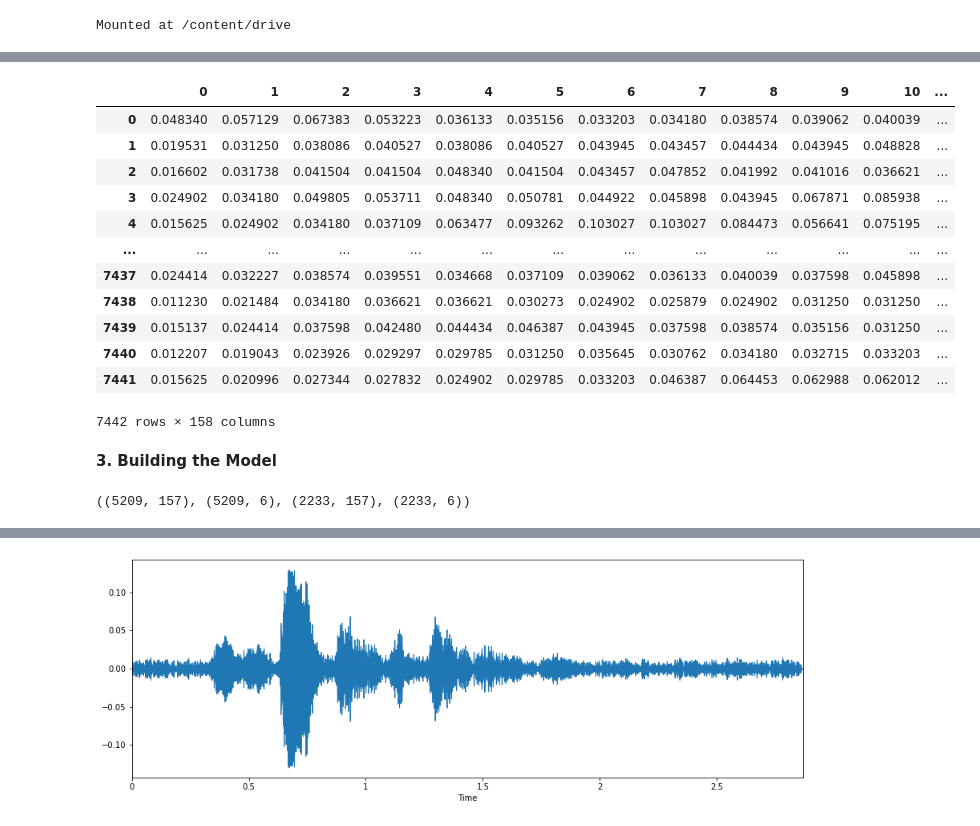
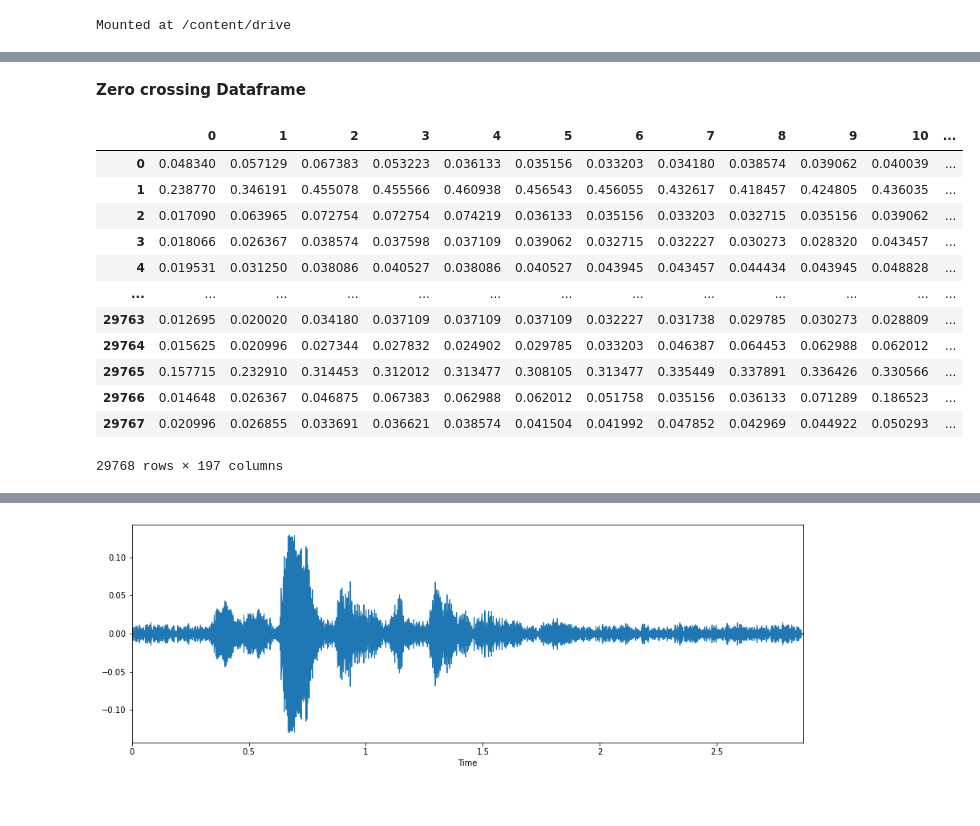
Before and after one commit to mustafadeif/SpeechEmotionRecognition, a Jupyter notebook: SpeechRecognition.ipynb, the cells around one changed output, grey strips where cells are left out. Saved outputs shown, nothing was run; the diff lists cells and outputs as text; code cells hidden in the pictures.

```diff
--- a/SpeechRecognition.ipynb
+++ b/SpeechRecognition.ipynb
@@ -60,10 +113,12 @@ def ExtractFeatures(data,fs):
 # %%
-
+Datafr=pd.DataFrame(columns=['feature'])
 Data=pd.DataFrame(columns=['feature'])
 SampleRates=[]
 emotion=[]
 label=[]
+label2d=[]
 i=0
+c=0
 column_names = ["Data", "Label"]
 
 pathAudio = ""
@@ -75,14 +130,41 @@ for filename in sorted(glob.glob(os.path.join(path, '*.wav'))):
   data, fs = sf.read(filename, dtype='float32')
   emotion=filename.split("_")
   label.append(emotion[2])
+  label.append(emotion[2])
+  label.append(emotion[2])
+  label.append(emotion[2])
+  label2d.append(emotion[2])
        # librosa.display.waveplot(data, sr=fs)
-  print(i)
+  print(c)
 
 
        # playsound("/content/drive/MyDrive/Crema/1006_TAI_SAD_XX.wav")
+  x=ExtractFeatures(data,fs)
+  print(x.shape)
+  Datafr.loc[i]=[ExtractFeatures(data,fs)]
+  Data.loc[c]=[melspecFeatures(data,fs)]
+  # Data Augmentation
+  #adding noise
+  i+=1
+  noise_data = noise(data)
+  Datafr.loc[i]=[ExtractFeatures(noise_data,fs)]
+  x=ExtractFeatures(noise_data,fs)
+  print(x.shape)
 
-  Data.loc[i]=[ExtractFeatures(data,fs)]
   i+=1
-
+  ## adding shift
+  shift_data = shift(data)
+  Datafr.loc[i]=[ExtractFeatures(shift_data,fs)]
+  x=ExtractFeatures(shift_data,fs)
+  print(x.shape)
+  i+=1
+  ##stretching
+  new_data = stretch(data)
+  data_stretch_pitch = pitch(new_data, fs)
+  Datafr.loc[i]=[ExtractFeatures(data_stretch_pitch,fs)]
+  x=ExtractFeatures(data_stretch_pitch,fs)
+  print(x.shape)
+  i+=1
+  c+=1
 
   SampleRates.append(fs)
@@ -107,23 +171,25 @@ Streaming output truncated to the last 5000 lines.
+# %% [markdown]
+**Zero crossing Dataframe**
 # %%
-Datafr=pd.DataFrame(Data['feature'].values.tolist())
+
+Datafr=pd.DataFrame(Datafr['feature'].values.tolist())
 #Replacing Nan values with zeros
 Datafr=Datafr.fillna(0)
 #Add Labels to the data
-Datafr.insert(157, "Label", label, True)
+#Datafr.insert(196, "Label", label, True)
+Datafr['label']= label
 Datafr
 # %% [output]
 |  | 0 | 1 | 2 | 3 | 4 | 5 | 6 | 7 | 8 | 9 | 10 | ... |
 | 0 | 0.048340 | 0.057129 | 0.067383 | 0.053223 | 0.036133 | 0.035156 | 0.033203 | 0.034180 | 0.038574 | 0.039062 | 0.040039 | ... |
-| 1 | 0.019531 | 0.031250 | 0.038086 | 0.040527 | 0.038086 | 0.040527 | 0.043945 | 0.043457 | 0.044434 | 0.043945 | 0.048828 | ... |
-| 2 | 0.016602 | 0.031738 | 0.041504 | 0.041504 | 0.048340 | 0.041504 | 0.043457 | 0.047852 | 0.041992 | 0.041016 | 0.036621 | ... |
-| 3 | 0.024902 | 0.034180 | 0.049805 | 0.053711 | 0.048340 | 0.050781 | 0.044922 | 0.045898 | 0.043945 | 0.067871 | 0.085938 | ... |
-| 4 | 0.015625 | 0.024902 | 0.034180 | 0.037109 | 0.063477 | 0.093262 | 0.103027 | 0.103027 | 0.084473 | 0.056641 | 0.075195 | ... |
+| 1 | 0.238770 | 0.346191 | 0.455078 | 0.455566 | 0.460938 | 0.456543 | 0.456055 | 0.432617 | 0.418457 | 0.424805 | 0.436035 | ... |
+| 2 | 0.017090 | 0.063965 | 0.072754 | 0.072754 | 0.074219 | 0.036133 | 0.035156 | 0.033203 | 0.032715 | 0.035156 | 0.039062 | ... |
+| 3 | 0.018066 | 0.026367 | 0.038574 | 0.037598 | 0.037109 | 0.039062 | 0.032715 | 0.032227 | 0.030273 | 0.028320 | 0.043457 | ... |
+| 4 | 0.019531 | 0.031250 | 0.038086 | 0.040527 | 0.038086 | 0.040527 | 0.043945 | 0.043457 | 0.044434 | 0.043945 | 0.048828 | ... |
 | ... | ... | ... | ... | ... | ... | ... | ... | ... | ... | ... | ... | ... |
-| 7437 | 0.024414 | 0.032227 | 0.038574 | 0.039551 | 0.034668 | 0.037109 | 0.039062 | 0.036133 | 0.040039 | 0.037598 | 0.045898 | ... |
-| 7438 | 0.011230 | 0.021484 | 0.034180 | 0.036621 | 0.036621 | 0.030273 | 0.024902 | 0.025879 | 0.024902 | 0.031250 | 0.031250 | ... |
-| 7439 | 0.015137 | 0.024414 | 0.037598 | 0.042480 | 0.044434 | 0.046387 | 0.043945 | 0.037598 | 0.038574 | 0.035156 | 0.031250 | ... |
-| 7440 | 0.012207 | 0.019043 | 0.023926 | 0.029297 | 0.029785 | 0.031250 | 0.035645 | 0.030762 | 0.034180 | 0.032715 | 0.033203 | ... |
-| 7441 | 0.015625 | 0.020996 | 0.027344 | 0.027832 | 0.024902 | 0.029785 | 0.033203 | 0.046387 | 0.064453 | 0.062988 | 0.062012 | ... |
+| 29763 | 0.012695 | 0.020020 | 0.034180 | 0.037109 | 0.037109 | 0.037109 | 0.032227 | 0.031738 | 0.029785 | 0.030273 | 0.028809 | ... |
+| 29764 | 0.015625 | 0.020996 | 0.027344 | 0.027832 | 0.024902 | 0.029785 | 0.033203 | 0.046387 | 0.064453 | 0.062988 | 0.062012 | ... |
+| 29765 | 0.157715 | 0.232910 | 0.314453 | 0.312012 | 0.313477 | 0.308105 | 0.313477 | 0.335449 | 0.337891 | 0.336426 | 0.330566 | ... |
+| 29766 | 0.014648 | 0.026367 | 0.046875 | 0.067383 | 0.062988 | 0.062012 | 0.051758 | 0.035156 | 0.036133 | 0.071289 | 0.186523 | ... |
+| 29767 | 0.020996 | 0.026855 | 0.033691 | 0.036621 | 0.038574 | 0.041504 | 0.041992 | 0.047852 | 0.042969 | 0.044922 | 0.050293 | ... |
-7442 rows × 158 columns
+29768 rows × 197 columns
-# %% [markdown]
-**3. Building the Model**
@@ -137,5 +195,0 @@ Y = encoder.fit_transform(np.array(Y).reshape(-1,1)).toarray()
-# %%
-x_train_valid, x_test, y_train_valid, y_test = train_test_split(X, Y, random_state=0, shuffle=True,test_size=0.3)
-x_train_valid.shape, y_train_valid.shape, x_test.shape, y_test.shape
-# %% [output]
-((5209, 157), (5209, 6), (2233, 157), (2233, 6))
```
Also changed, not shown: parts of 61 cells of this notebook.
